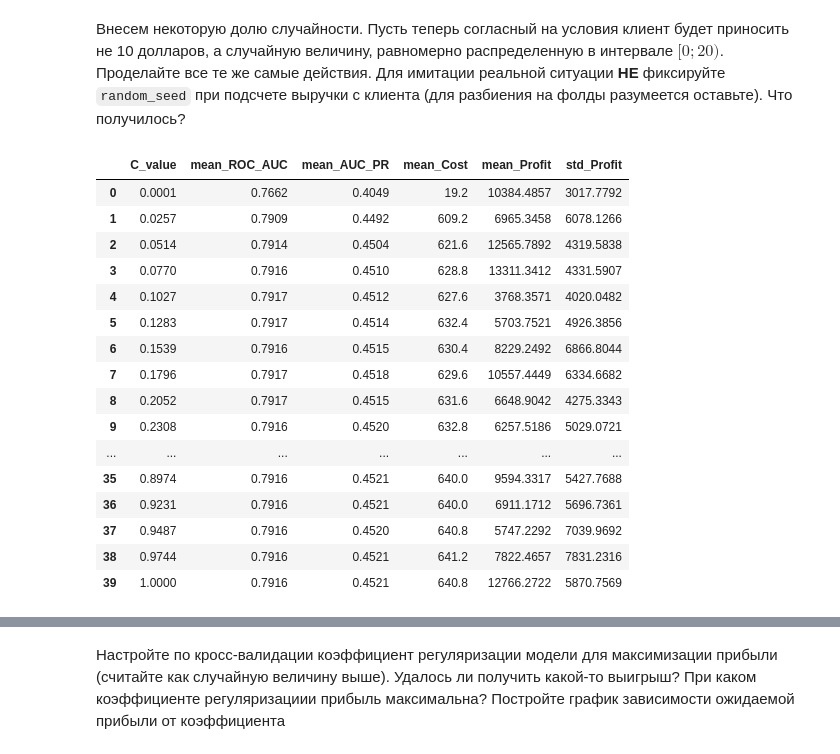
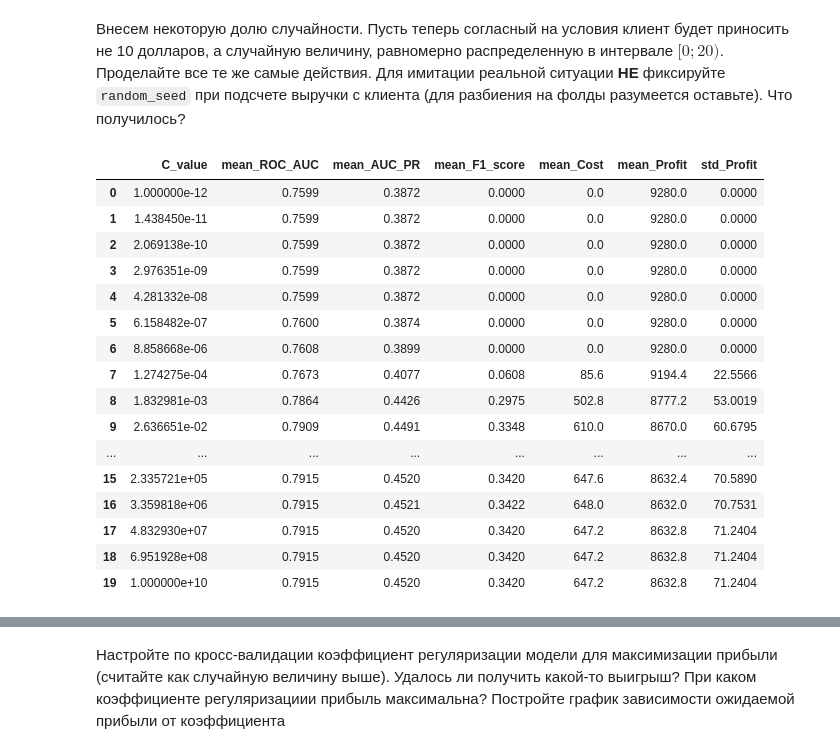
Before and after one commit to Uralbeckins/ML-Sokolov-Course, a Jupyter notebook: homework_practice_04_linclass.ipynb, the cells around one changed output, grey strips where cells are left out. Drawn from its saved outputs; the diff is of its cells as text; code cells hidden in the pictures.

```diff
--- a/homework_practice_04_linclass.ipynb
+++ b/homework_practice_04_linclass.ipynb
@@ -1588,11 +1589,13 @@ def cross_validate(
 
             # Eval the technical metric
             y_pred_proba = log_reg.predict_proba(X_test)[:, 1]
+            y_pred = log_reg.predict(X_test)
             roc_auc = round(roc_auc_score(y_test, y_pred_proba), 4)
             auc_pr = round(average_precision_score(y_test, y_pred_proba), 4)
+            f1score = round(f1_score(y_test, y_pred), 4)
 
             # Business metric:
-            revenue = np.sum(y_test) * np.random.uniform(0, 20)
+            revenue = np.sum(y_test) * 10
 
             y_pred = log_reg.predict(X_test)
             cost = np.sum(y_pred) * 2
@@ -1602,6 +1605,7 @@ def cross_validate(
                 'fold_num': len(metrics) + 1,
                 'ROC_AUC': roc_auc,
                 'AUC_PR': auc_pr,
+                'F1_score': f1score,
                 'Cost': cost,
                 'Profit': revenue - cost
             }
@@ -1611,9 +1615,10 @@ def cross_validate(
 
         # Агрегируем метрики по значению C
         aggregated = {
-            'C_value': round(C_i, 4),
+            'C_value': C_i,
             'mean_ROC_AUC': round(metrics_df['ROC_AUC'].mean(), 4),
             'mean_AUC_PR': round(metrics_df['AUC_PR'].mean(), 4),
+            'mean_F1_score': round(metrics_df['F1_score'].mean(), 4),
             'mean_Cost': round(metrics_df['Cost'].mean(), 4),
             'mean_Profit': round(metrics_df['Profit'].mean(), 4),
             'std_Profit': round(metrics_df['Profit'].std(), 4)
@@ -1622,26 +1627,26 @@ def cross_validate(
 
     return pd.DataFrame(cv_results)
 # %%
-metrics_df = cross_validate(X_final, y, np.linspace(0.0001, 1, 40))
+metrics_df = cross_validate(X_final, y, np.logspace(-12, 10, 20))
 metrics_df
 # %% [output]
-|  | C_value | mean_ROC_AUC | mean_AUC_PR | mean_Cost | mean_Profit | std_Profit |
-| 0 | 0.0001 | 0.7662 | 0.4049 | 19.2 | 10384.4857 | 3017.7792 |
-| 1 | 0.0257 | 0.7909 | 0.4492 | 609.2 | 6965.3458 | 6078.1266 |
-| 2 | 0.0514 | 0.7914 | 0.4504 | 621.6 | 12565.7892 | 4319.5838 |
-| 3 | 0.0770 | 0.7916 | 0.4510 | 628.8 | 13311.3412 | 4331.5907 |
-| 4 | 0.1027 | 0.7917 | 0.4512 | 627.6 | 3768.3571 | 4020.0482 |
-| 5 | 0.1283 | 0.7917 | 0.4514 | 632.4 | 5703.7521 | 4926.3856 |
-| 6 | 0.1539 | 0.7916 | 0.4515 | 630.4 | 8229.2492 | 6866.8044 |
-| 7 | 0.1796 | 0.7917 | 0.4518 | 629.6 | 10557.4449 | 6334.6682 |
-| 8 | 0.2052 | 0.7917 | 0.4515 | 631.6 | 6648.9042 | 4275.3343 |
-| 9 | 0.2308 | 0.7916 | 0.4520 | 632.8 | 6257.5186 | 5029.0721 |
-| ... | ... | ... | ... | ... | ... | ... |
-| 35 | 0.8974 | 0.7916 | 0.4521 | 640.0 | 9594.3317 | 5427.7688 |
-| 36 | 0.9231 | 0.7916 | 0.4521 | 640.0 | 6911.1712 | 5696.7361 |
-| 37 | 0.9487 | 0.7916 | 0.4520 | 640.8 | 5747.2292 | 7039.9692 |
-| 38 | 0.9744 | 0.7916 | 0.4521 | 641.2 | 7822.4657 | 7831.2316 |
-| 39 | 1.0000 | 0.7916 | 0.4521 | 640.8 | 12766.2722 | 5870.7569 |
+|  | C_value | mean_ROC_AUC | mean_AUC_PR | mean_F1_score | mean_Cost | mean_Profit | std_Profit |
+| 0 | 1.000000e-12 | 0.7599 | 0.3872 | 0.0000 | 0.0 | 9280.0 | 0.0000 |
+| 1 | 1.438450e-11 | 0.7599 | 0.3872 | 0.0000 | 0.0 | 9280.0 | 0.0000 |
+| 2 | 2.069138e-10 | 0.7599 | 0.3872 | 0.0000 | 0.0 | 9280.0 | 0.0000 |
+| 3 | 2.976351e-09 | 0.7599 | 0.3872 | 0.0000 | 0.0 | 9280.0 | 0.0000 |
+| 4 | 4.281332e-08 | 0.7599 | 0.3872 | 0.0000 | 0.0 | 9280.0 | 0.0000 |
+| 5 | 6.158482e-07 | 0.7600 | 0.3874 | 0.0000 | 0.0 | 9280.0 | 0.0000 |
+| 6 | 8.858668e-06 | 0.7608 | 0.3899 | 0.0000 | 0.0 | 9280.0 | 0.0000 |
+| 7 | 1.274275e-04 | 0.7673 | 0.4077 | 0.0608 | 85.6 | 9194.4 | 22.5566 |
+| 8 | 1.832981e-03 | 0.7864 | 0.4426 | 0.2975 | 502.8 | 8777.2 | 53.0019 |
+| 9 | 2.636651e-02 | 0.7909 | 0.4491 | 0.3348 | 610.0 | 8670.0 | 60.6795 |
+| ... | ... | ... | ... | ... | ... | ... | ... |
+| 15 | 2.335721e+05 | 0.7915 | 0.4520 | 0.3420 | 647.6 | 8632.4 | 70.5890 |
+| 16 | 3.359818e+06 | 0.7915 | 0.4521 | 0.3422 | 648.0 | 8632.0 | 70.7531 |
+| 17 | 4.832930e+07 | 0.7915 | 0.4520 | 0.3420 | 647.2 | 8632.8 | 71.2404 |
+| 18 | 6.951928e+08 | 0.7915 | 0.4520 | 0.3420 | 647.2 | 8632.8 | 71.2404 |
+| 19 | 1.000000e+10 | 0.7915 | 0.4520 | 0.3420 | 647.2 | 8632.8 | 71.2404 |
 # %%
 fig, ax1 = plt.subplots(figsize=(10, 6))
 
```
Also changed, not shown: parts of 4 cells of this notebook.
